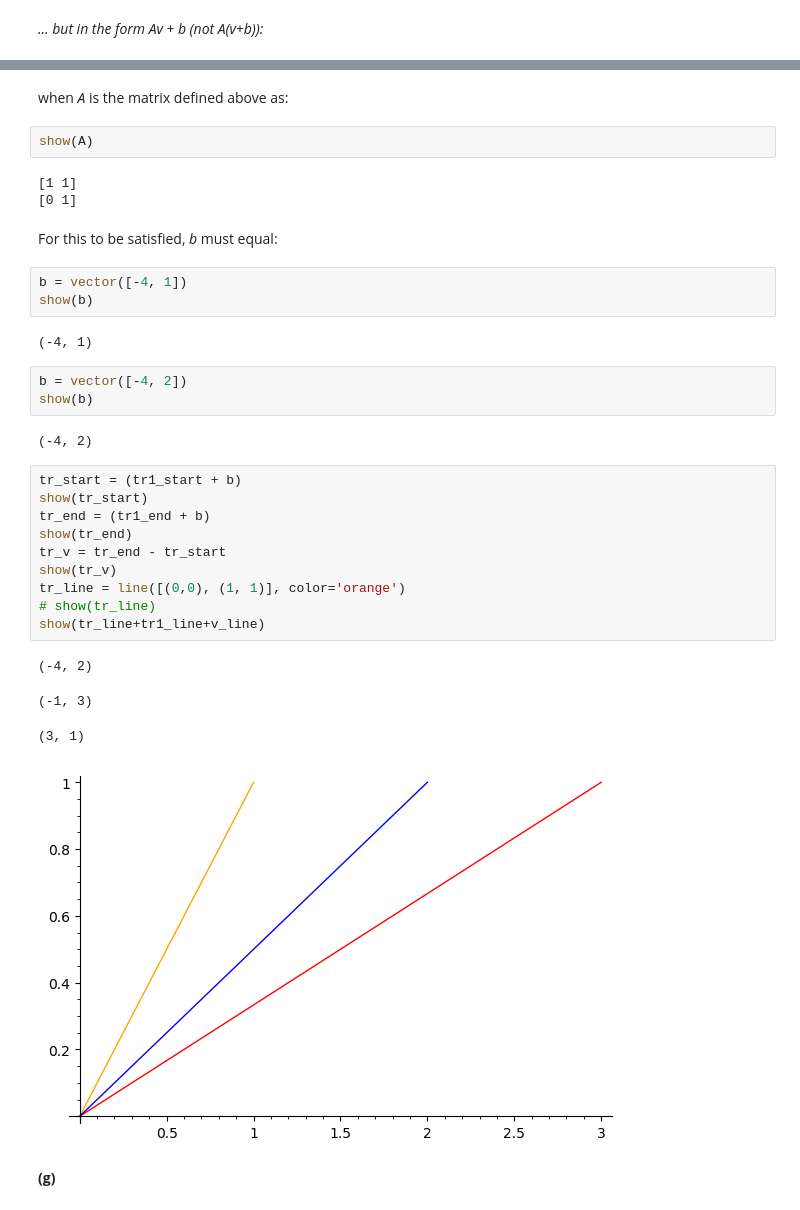
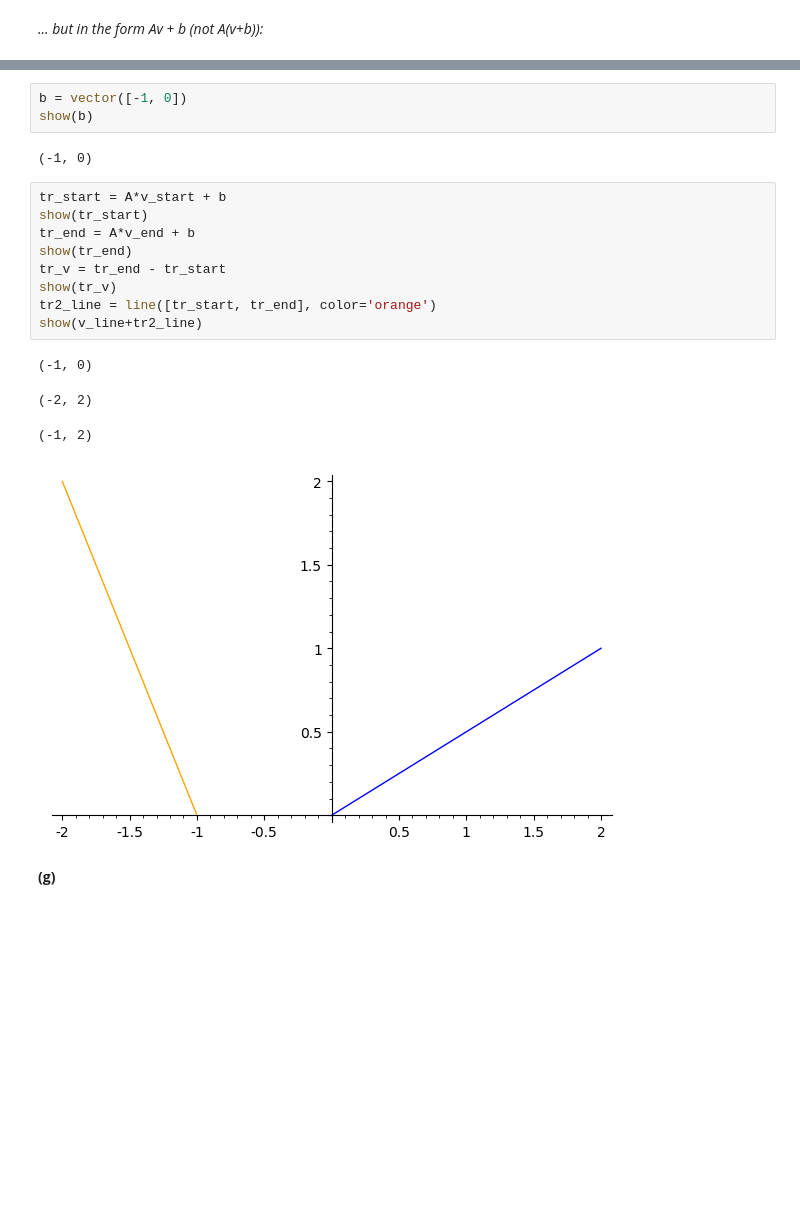
Before and after one commit to magalidebruyn/CS111B-Linear-Mathematical-Systems, a Jupyter notebook: CS111B Final Problemset.ipynb, the cells around one changed output, grey strips where cells are left out. Drawn from its saved outputs; the diff is of its cells as text; blank space fills up the shorter version.

```diff
--- a/CS111B Final Problemset.ipynb
+++ b/CS111B Final Problemset.ipynb
@@ -478,37 +459,22 @@ Now, a rotation by 90 degrees counterclockwise:
-# %% [markdown]
-when _A_ is the matrix defined above as:
-# %%
-show(A)
-# %% [output]
-[1 1]
-[0 1]
-# %% [markdown]
-For this to be satisfied, _b_ must equal:
 # %%
-b = vector([-4, 1])
+b = vector([-1, 0])
 show(b)
 # %% [output]
-(-4, 1)
+(-1, 0)
-# %%
-b = vector([-4, 2])
-show(b)
-# %% [output]
-(-4, 2)
 # %%
-tr_start = (tr1_start + b)
+tr_start = A*v_start + b
 show(tr_start)
-tr_end = (tr1_end + b)
+tr_end = A*v_end + b
 show(tr_end)
 tr_v = tr_end - tr_start
 show(tr_v)
-tr_line = line([(0,0), (1, 1)], color='orange')
-# show(tr_line)
-show(tr_line+tr1_line+v_line)
+tr2_line = line([tr_start, tr_end], color='orange')
+show(v_line+tr2_line)
 # %% [output]
-(-4, 2)
+(-1, 0)
-(-1, 3)
+(-2, 2)
-(3, 1)
+(-1, 2)
-[figure, old version]
+[figure, new version]
 # %% [markdown]
 __(g)__
 # %%
```
Also changed, not shown: parts of 47 cells of this notebook.
